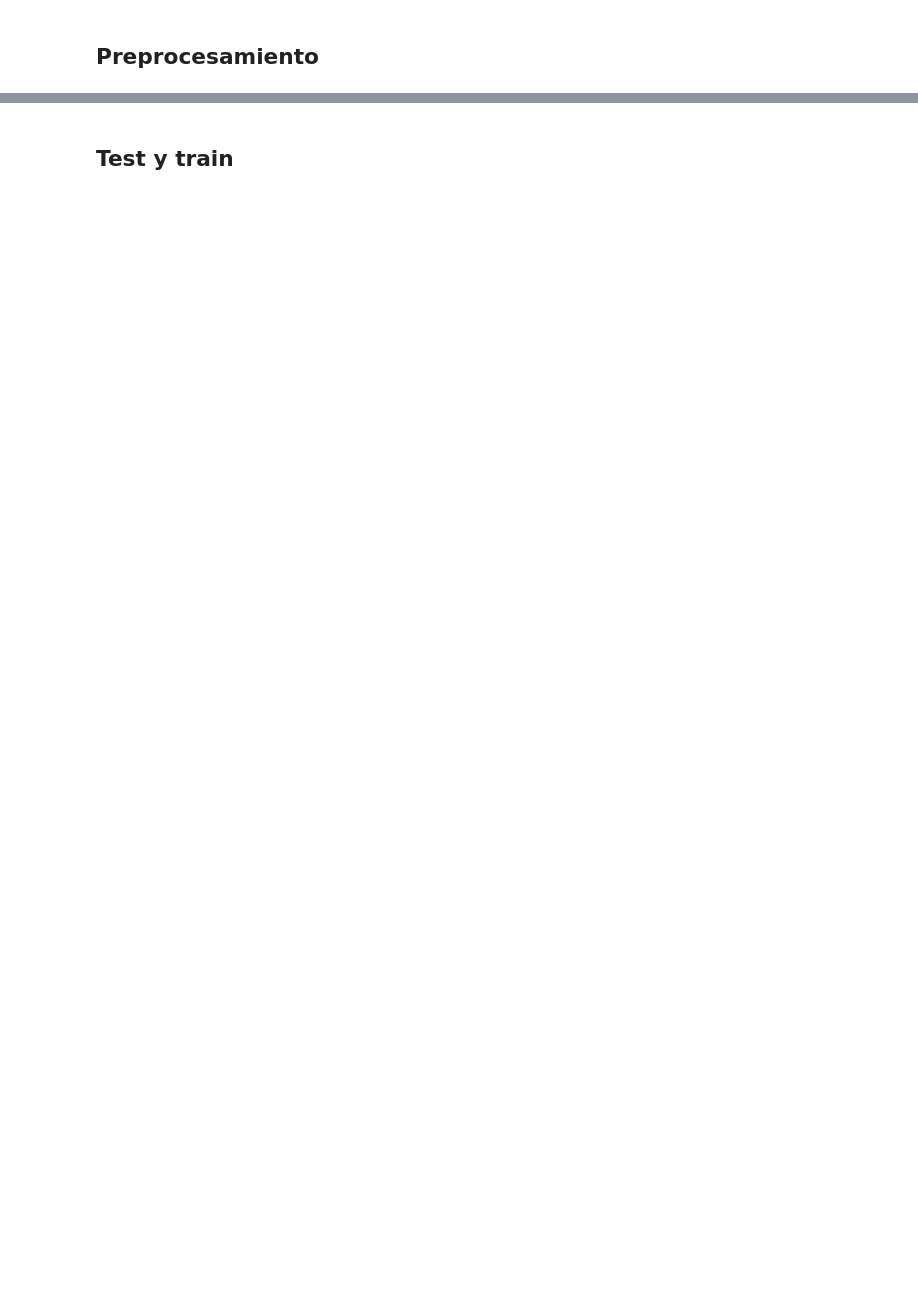
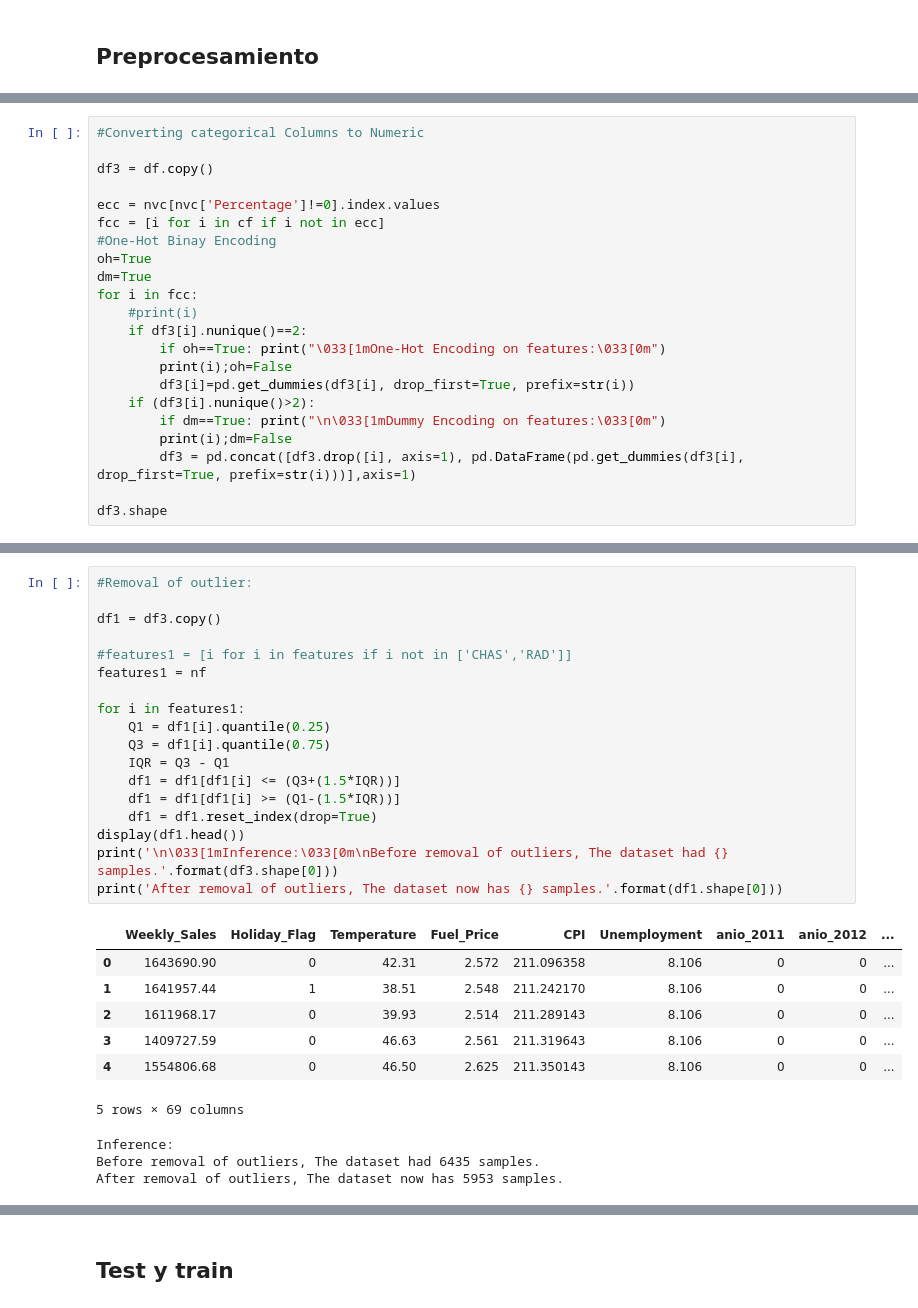
Before and after one commit to luispedro10/Lab2_IA, a Jupyter notebook: RegresionPol.ipynb, the cells around one changed output, grey strips where cells are left out. Drawn from its saved outputs; the diff is of its cells as text; blank space fills up the shorter version.

```diff
--- a/RegresionPol.ipynb
+++ b/RegresionPol.ipynb
@@ -125,0 +124,22 @@ Se removieron 482  entradas
+# %%
+#Converting categorical Columns to Numeric
+
+df3 = df.copy()
+
+ecc = nvc[nvc['Percentage']!=0].index.values
+fcc = [i for i in cf if i not in ecc]
+#One-Hot Binay Encoding
+oh=True
+dm=True
+for i in fcc:
+    #print(i)
+    if df3[i].nunique()==2:
+        if oh==True: print("\033[1mOne-Hot Encoding on features:\033[0m")
+        print(i);oh=False
+        df3[i]=pd.get_dummies(df3[i], drop_first=True, prefix=str(i))
+    if (df3[i].nunique()>2):
+        if dm==True: print("\n\033[1mDummy Encoding on features:\033[0m")
+        print(i);dm=False
+        df3 = pd.concat([df3.drop([i], axis=1), pd.DataFrame(pd.get_dummies(df3[i], drop_first=True, prefix=str(i)))],axis=1)
+
+df3.shape
@@ -125,0 +156,29 @@ Se removieron 482  entradas
+# %%
+#Removal of outlier:
+
+df1 = df3.copy()
+
+#features1 = [i for i in features if i not in ['CHAS','RAD']]
+features1 = nf
+
+for i in features1:
+    Q1 = df1[i].quantile(0.25)
+    Q3 = df1[i].quantile(0.75)
+    IQR = Q3 - Q1
+    df1 = df1[df1[i] <= (Q3+(1.5*IQR))]
+    df1 = df1[df1[i] >= (Q1-(1.5*IQR))]
+    df1 = df1.reset_index(drop=True)
+display(df1.head())
+print('\n\033[1mInference:\033[0m\nBefore removal of outliers, The dataset had {} samples.'.format(df3.shape[0]))
+print('After removal of outliers, The dataset now has {} samples.'.format(df1.shape[0]))
+# %% [output]
+|  | Weekly_Sales | Holiday_Flag | Temperature | Fuel_Price | CPI | Unemployment | anio_2011 | anio_2012 | ... |
+| 0 | 1643690.90 | 0 | 42.31 | 2.572 | 211.096358 | 8.106 | 0 | 0 | ... |
+| 1 | 1641957.44 | 1 | 38.51 | 2.548 | 211.242170 | 8.106 | 0 | 0 | ... |
+| 2 | 1611968.17 | 0 | 39.93 | 2.514 | 211.289143 | 8.106 | 0 | 0 | ... |
+| 3 | 1409727.59 | 0 | 46.63 | 2.561 | 211.319643 | 8.106 | 0 | 0 | ... |
+| 4 | 1554806.68 | 0 | 46.50 | 2.625 | 211.350143 | 8.106 | 0 | 0 | ... |
+5 rows × 69 columns
+Inference:
+Before removal of outliers, The dataset had 6435 samples.
+After removal of outliers, The dataset now has 5953 samples.
```
Also changed, not shown: parts of 18 cells of this notebook.
